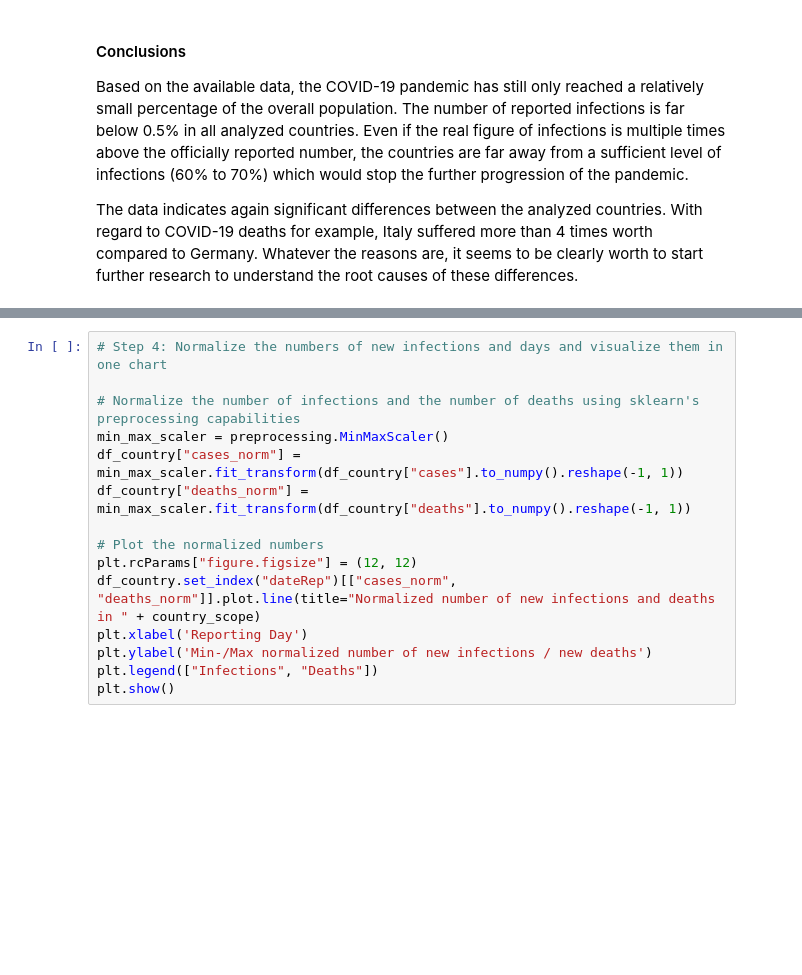
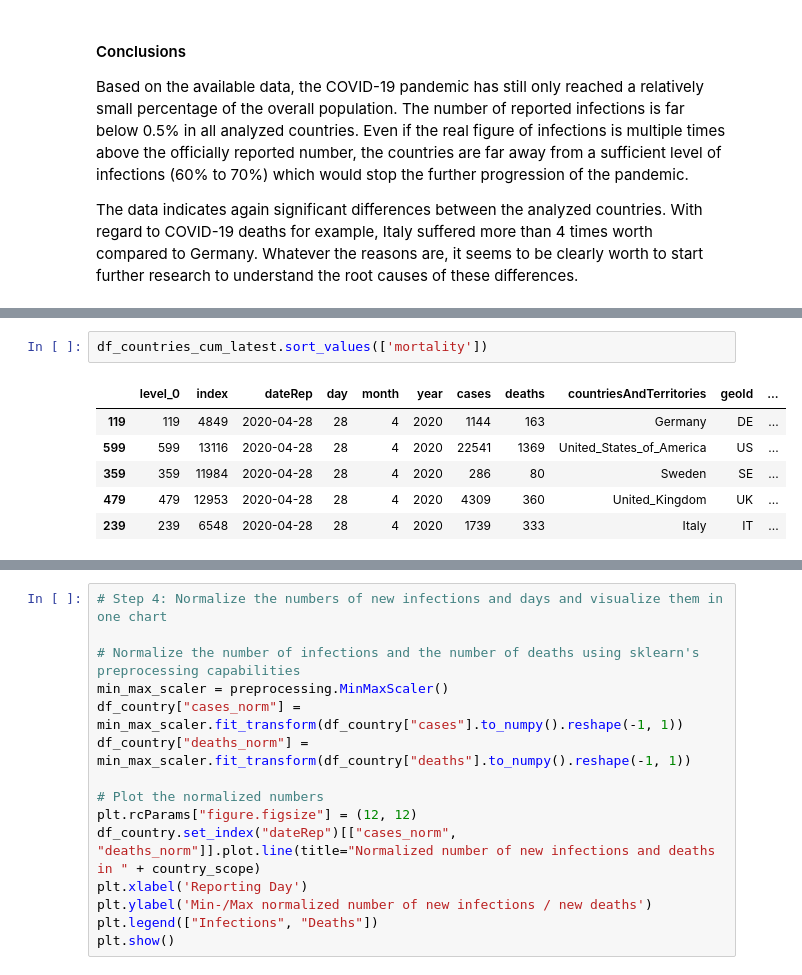
Before and after one commit to praemisit/COVID19_DataExploration, a Jupyter notebook: COVID19_DataExploration.ipynb, the cells around one changed output, grey strips where cells are left out. Saved outputs shown, nothing was run; the diff lists cells and outputs as text; blank space fills up the shorter version.

```diff
--- a/COVID19_DataExploration.ipynb
+++ b/COVID19_DataExploration.ipynb
@@ -507,0 +572,9 @@ The data indicates again significant differences between the analyzed countries.
+# %%
+df_countries_cum_latest.sort_values(['mortality'])
+# %% [output]
+|  | level_0 | index | dateRep | day | month | year | cases | deaths | countriesAndTerritories | geoId | ... |
+| 119 | 119 | 4849 | 2020-04-28 | 28 | 4 | 2020 | 1144 | 163 | Germany | DE | ... |
+| 599 | 599 | 13116 | 2020-04-28 | 28 | 4 | 2020 | 22541 | 1369 | United_States_of_America | US | ... |
+| 359 | 359 | 11984 | 2020-04-28 | 28 | 4 | 2020 | 286 | 80 | Sweden | SE | ... |
+| 479 | 479 | 12953 | 2020-04-28 | 28 | 4 | 2020 | 4309 | 360 | United_Kingdom | UK | ... |
+| 239 | 239 | 6548 | 2020-04-28 | 28 | 4 | 2020 | 1739 | 333 | Italy | IT | ... |
```
Also changed, not shown: parts of 7 cells of this notebook, 2 other files.
